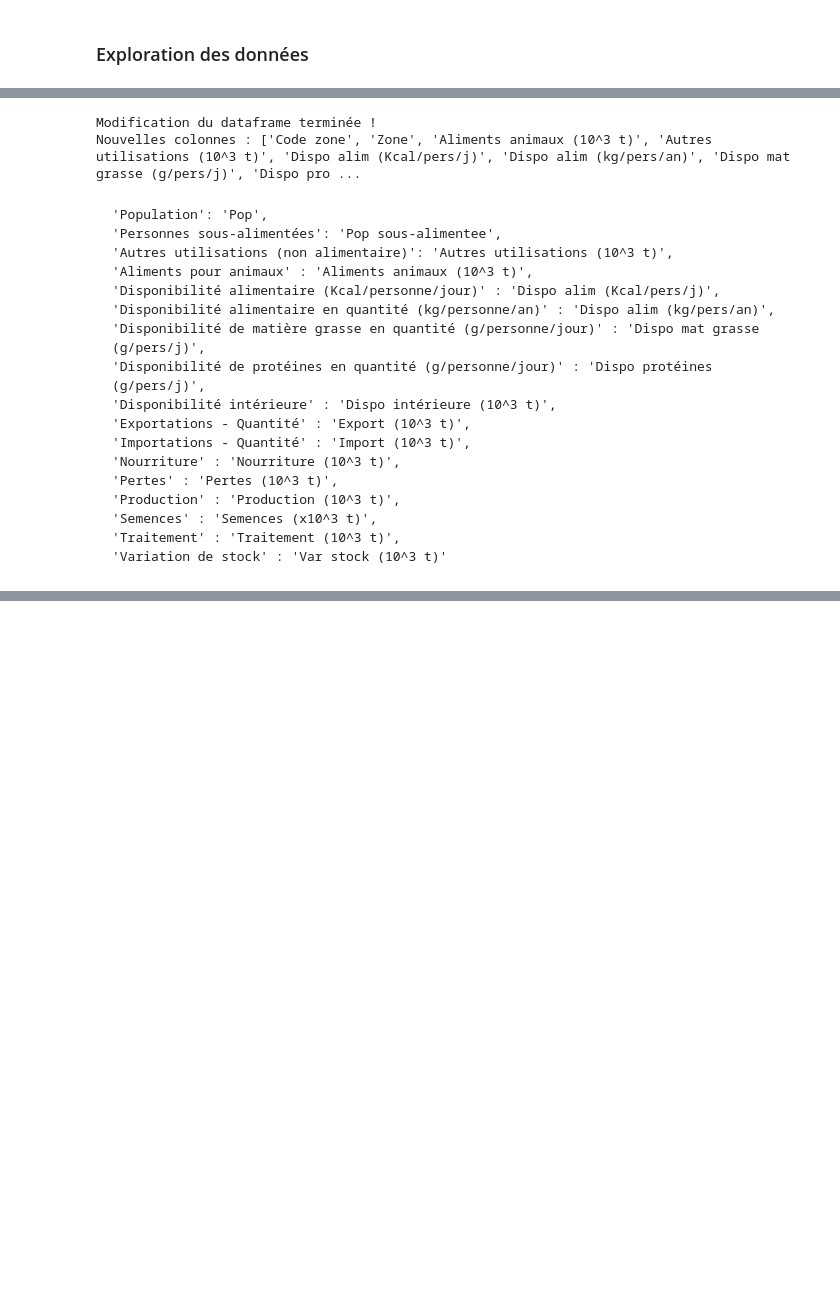
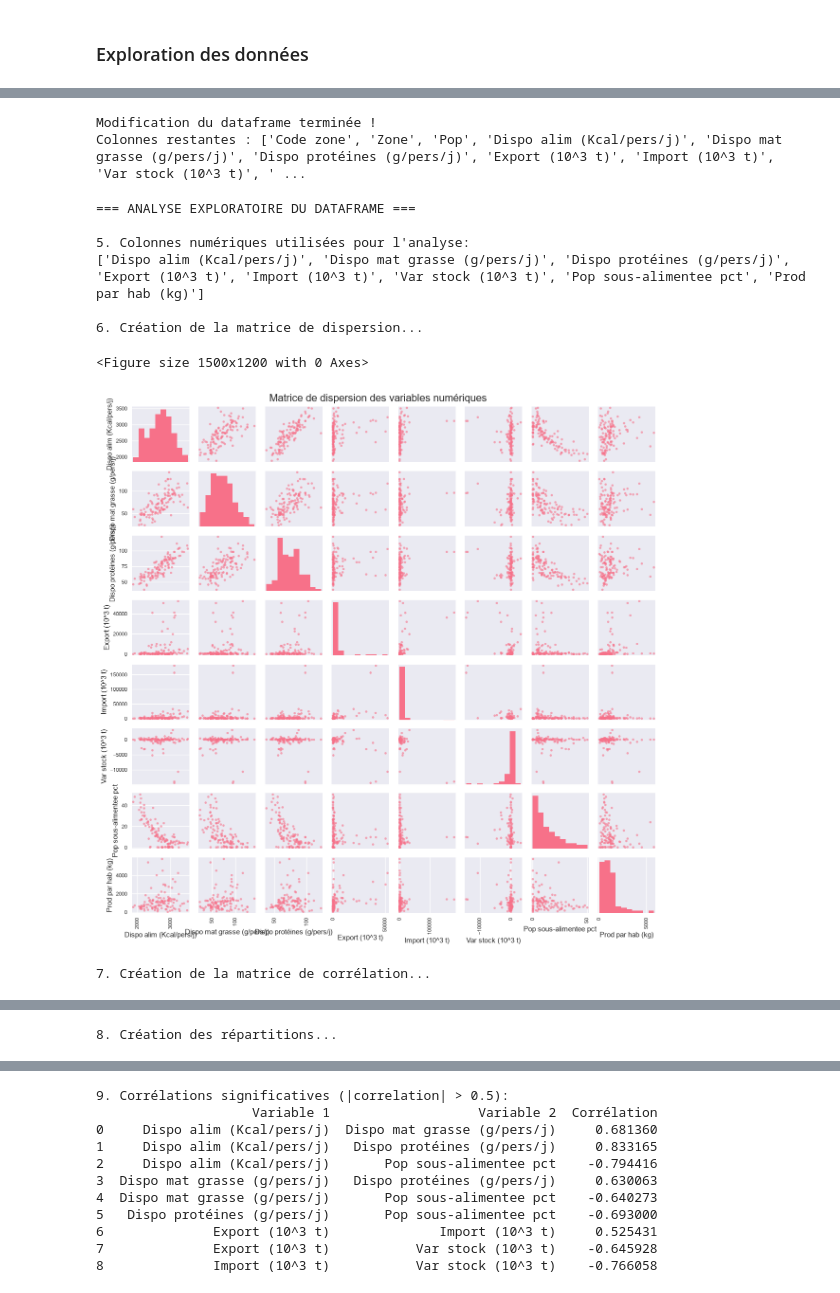
Before and after one commit to SIMPLON-DIST-Data-Analyst-211541/FAO_Analysis_Johan, a Jupyter notebook: src/notebook.ipynb, the cells around one changed output, grey strips where cells are left out. Saved outputs shown, nothing was run; the diff lists cells and outputs as text; code cells hidden in the pictures; blank space fills up the shorter version.

```diff
--- a/src/notebook.ipynb
+++ b/src/notebook.ipynb
@@ -2224,12 +2222,26 @@ je vais créer la colonne 'pop sous_alimentee_pct' plus représentative en pourc
 # %%
-# Création de la nouvelle colonne
+# Création de la nouvelle colonne 'Pop sous-alimentee pct'
 df_analyses['Pop sous-alimentee pct'] = (df_analyses['Pop sous-alimentee'] / df_analyses['Pop']) * 100
 
+# Création dela nouvelle colonne 'Prod par hab (kg)'
+df_analyses['Prod par hab (kg)'] = (df_analyses['Production (10^3 t)']/df_analyses['Pop']*10**6)
+
+
 # Suppression des colonnes inutiles
-df_analyses = df_analyses.drop(['Pop', 'Pop sous-alimentee'], axis=1)
+df_analyses = df_analyses.drop(columns=['Pop sous-alimentee',
+                                'Semences (10^3 t)',
+                                'Traitement (10^3 t)',
+                                'Aliments animaux (10^3 t)',
+                                'Autres utilisations (10^3 t)',
+                                'Dispo alim (kg/pers/an)',
+                                'Production (10^3 t)',
+                                'Pertes (10^3 t)',
+                                'Nourriture (10^3 t)',
+                                'Dispo intérieure (10^3 t)']
+                                )
 
 print("Modification du dataframe terminée !")
-print(f"Nouvelles colonnes : {list(df_analyses.columns)}")
+print(f"Colonnes restantes : {list(df_analyses.columns)}")
 # %% [output]
 Modification du dataframe terminée !
-Nouvelles colonnes : ['Code zone', 'Zone', 'Aliments animaux (10^3 t)', 'Autres utilisations (10^3 t)', 'Dispo alim (Kcal/pers/j)', 'Dispo alim (kg/pers/an)', 'Dispo mat grasse (g/pers/j)', 'Dispo pro ...
+Colonnes restantes : ['Code zone', 'Zone', 'Pop', 'Dispo alim (Kcal/pers/j)', 'Dispo mat grasse (g/pers/j)', 'Dispo protéines (g/pers/j)', 'Export (10^3 t)', 'Import (10^3 t)', 'Var stock (10^3 t)', ' ...
@@ -2238,18 +2248,13 @@ colonnes_a_sup = ['Semences (x10^3 t)', 'Traitement (x10^3 t)', 'Dispo alim (10^
-# %% [markdown]
-    'Population': 'Pop',
-    'Personnes sous-alimentées': 'Pop sous-alimentee',
-    'Autres utilisations (non alimentaire)': 'Autres utilisations (10^3 t)',
-    'Aliments pour animaux' : 'Aliments animaux (10^3 t)',
-    'Disponibilité alimentaire (Kcal/personne/jour)' : 'Dispo alim (Kcal/pers/j)',
-    'Disponibilité alimentaire en quantité (kg/personne/an)' : 'Dispo alim (kg/pers/an)',
-    'Disponibilité de matière grasse en quantité (g/personne/jour)' : 'Dispo mat grasse (g/pers/j)',
-    'Disponibilité de protéines en quantité (g/personne/jour)' : 'Dispo protéines (g/pers/j)',
-    'Disponibilité intérieure' : 'Dispo intérieure (10^3 t)',
-    'Exportations - Quantité' : 'Export (10^3 t)',
-    'Importations - Quantité' : 'Import (10^3 t)',
-    'Nourriture' : 'Nourriture (10^3 t)',
-    'Pertes' : 'Pertes (10^3 t)',
-    'Production' : 'Production (10^3 t)',
-    'Semences' : 'Semences (x10^3 t)',
-    'Traitement' : 'Traitement (10^3 t)',
-    'Variation de stock' : 'Var stock (10^3 t)'
+# %%
+# on recommence l'étude de corrélations, relations...
+exploratory_data_analysis(df_analyses)
+# %% [output]
+=== ANALYSE EXPLORATOIRE DU DATAFRAME ===
+
+5. Colonnes numériques utilisées pour l'analyse:
+['Dispo alim (Kcal/pers/j)', 'Dispo mat grasse (g/pers/j)', 'Dispo protéines (g/pers/j)', 'Export (10^3 t)', 'Import (10^3 t)', 'Var stock (10^3 t)', 'Pop sous-alimentee pct', 'Prod par hab (kg)']
+
+6. Création de la matrice de dispersion...
+<Figure size 1500x1200 with 0 Axes>
+[figure, added]
+7. Création de la matrice de corrélation...
@@ -2255,0 +2262 @@ colonnes_a_sup = ['Semences (x10^3 t)', 'Traitement (x10^3 t)', 'Dispo alim (10^
+8. Création des répartitions...
@@ -2255,0 +2264,11 @@ colonnes_a_sup = ['Semences (x10^3 t)', 'Traitement (x10^3 t)', 'Dispo alim (10^
+9. Corrélations significatives (|correlation| > 0.5):
+                    Variable 1                   Variable 2  Corrélation
+0     Dispo alim (Kcal/pers/j)  Dispo mat grasse (g/pers/j)     0.681360
+1     Dispo alim (Kcal/pers/j)   Dispo protéines (g/pers/j)     0.833165
+2     Dispo alim (Kcal/pers/j)       Pop sous-alimentee pct    -0.794416
+3  Dispo mat grasse (g/pers/j)   Dispo protéines (g/pers/j)     0.630063
+4  Dispo mat grasse (g/pers/j)       Pop sous-alimentee pct    -0.640273
+5   Dispo protéines (g/pers/j)       Pop sous-alimentee pct    -0.693000
+6              Export (10^3 t)              Import (10^3 t)     0.525431
+7              Export (10^3 t)           Var stock (10^3 t)    -0.645928
+8              Import (10^3 t)           Var stock (10^3 t)    -0.766058
```
Also changed, not shown: parts of 14 cells of this notebook, 1 other file.
